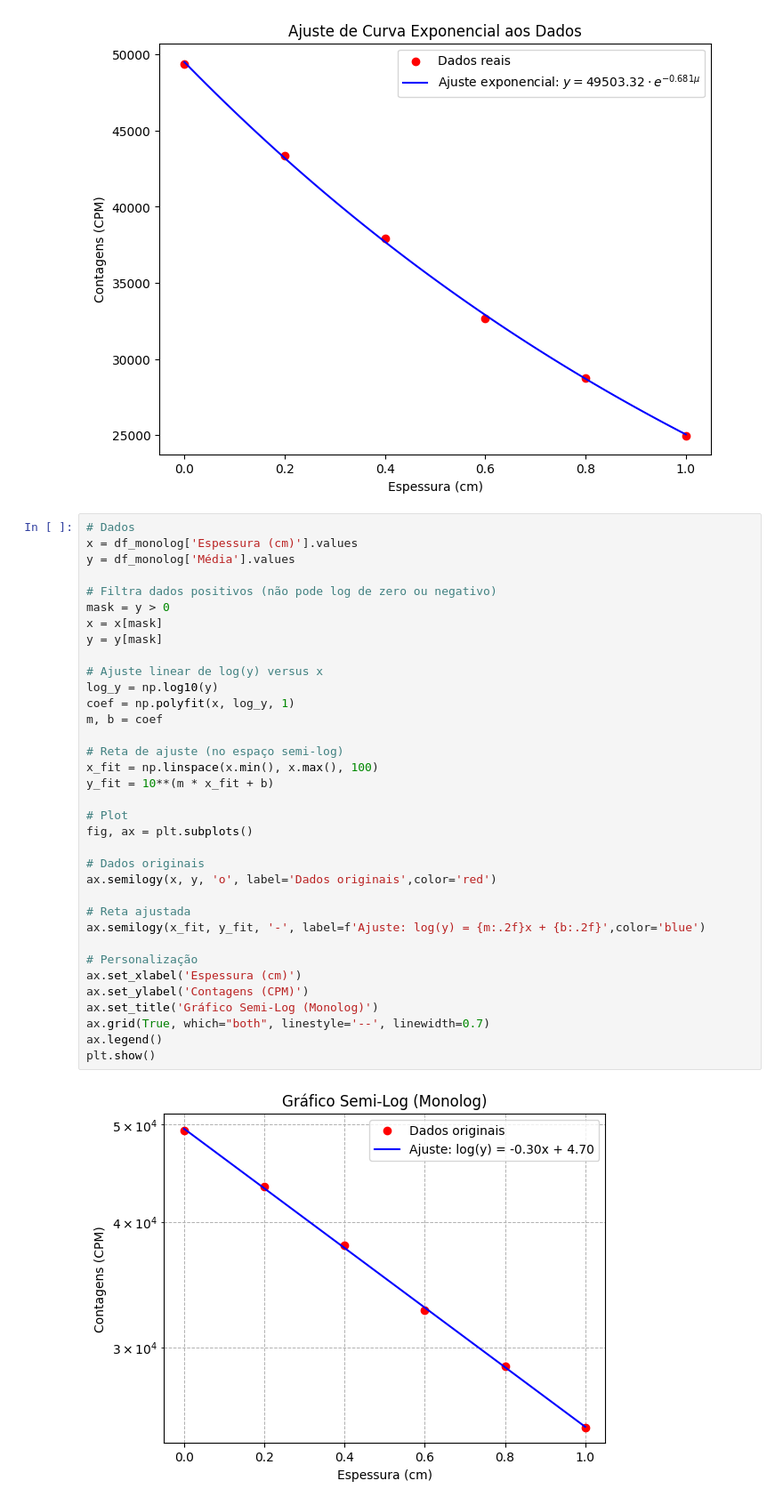
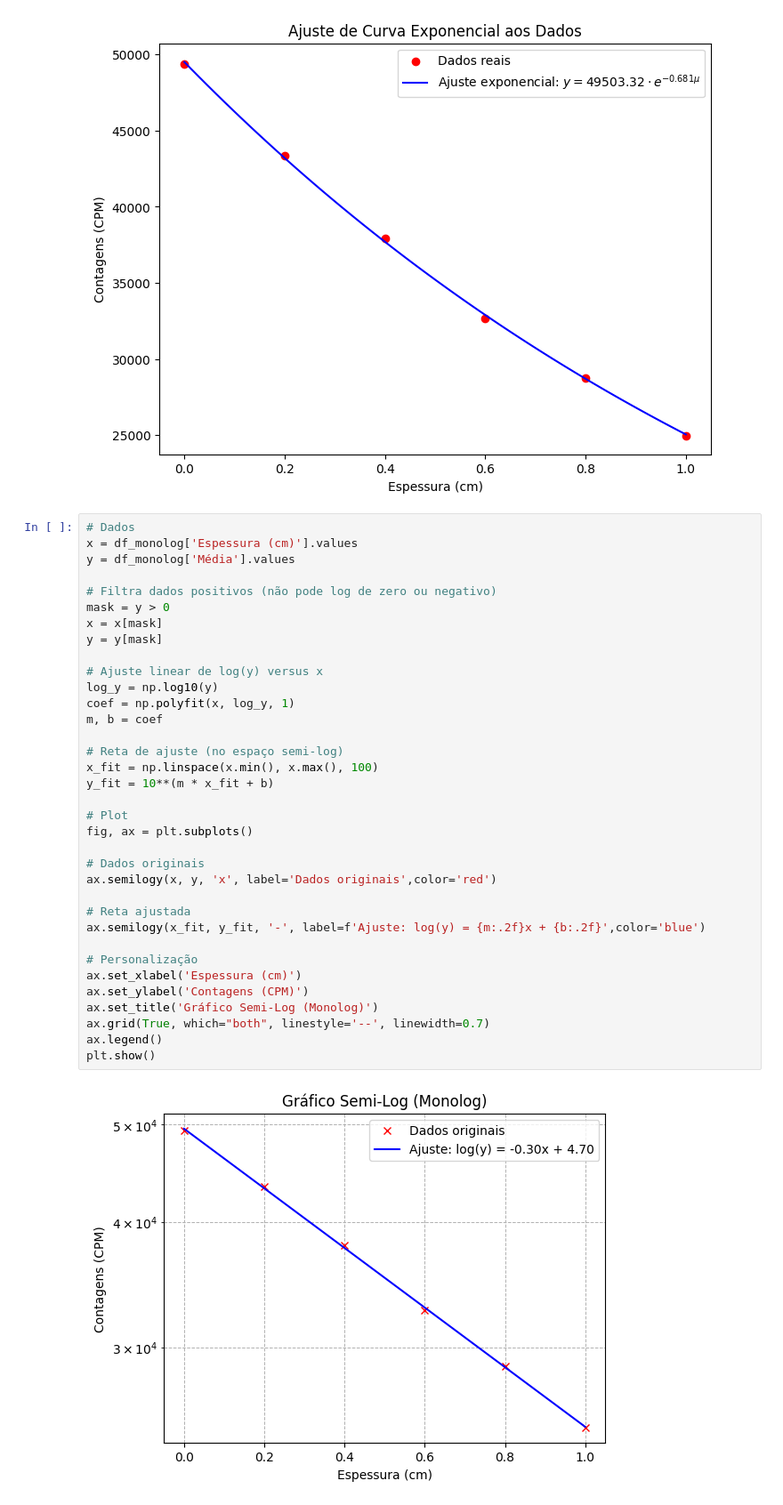
Before and after one commit to Robert-FM/atenuacao_Cs-137, a Jupyter notebook: main.ipynb, the cells around one changed output. Shown at 89% size. Drawn from its saved outputs; the diff is of its cells as text.

```diff
--- a/main.ipynb
+++ b/main.ipynb
@@ -97,32 +97,32 @@ y = df_monolog['Média'].values
 # Filtra dados positivos (não pode log de zero ou negativo)
 mask = y > 0
 x = x[mask]
 y = y[mask]
 
 # Ajuste linear de log(y) versus x
 log_y = np.log10(y)
 coef = np.polyfit(x, log_y, 1)
 m, b = coef
 
 # Reta de ajuste (no espaço semi-log)
 x_fit = np.linspace(x.min(), x.max(), 100)
 y_fit = 10**(m * x_fit + b)
 
 # Plot
 fig, ax = plt.subplots()
 
 # Dados originais
-ax.semilogy(x, y, 'o', label='Dados originais',color='red')
+ax.semilogy(x, y, 'x', label='Dados originais',color='red')
 
 # Reta ajustada
 ax.semilogy(x_fit, y_fit, '-', label=f'Ajuste: log(y) = {m:.2f}x + {b:.2f}',color='blue')
 
 # Personalização
 ax.set_xlabel('Espessura (cm)')
 ax.set_ylabel('Contagens (CPM)')
 ax.set_title('Gráfico Semi-Log (Monolog)')
 ax.grid(True, which="both", linestyle='--', linewidth=0.7)
 ax.legend()
 plt.show()
 # %% [output]
-[figure, old version]
+[figure, new version]
```
